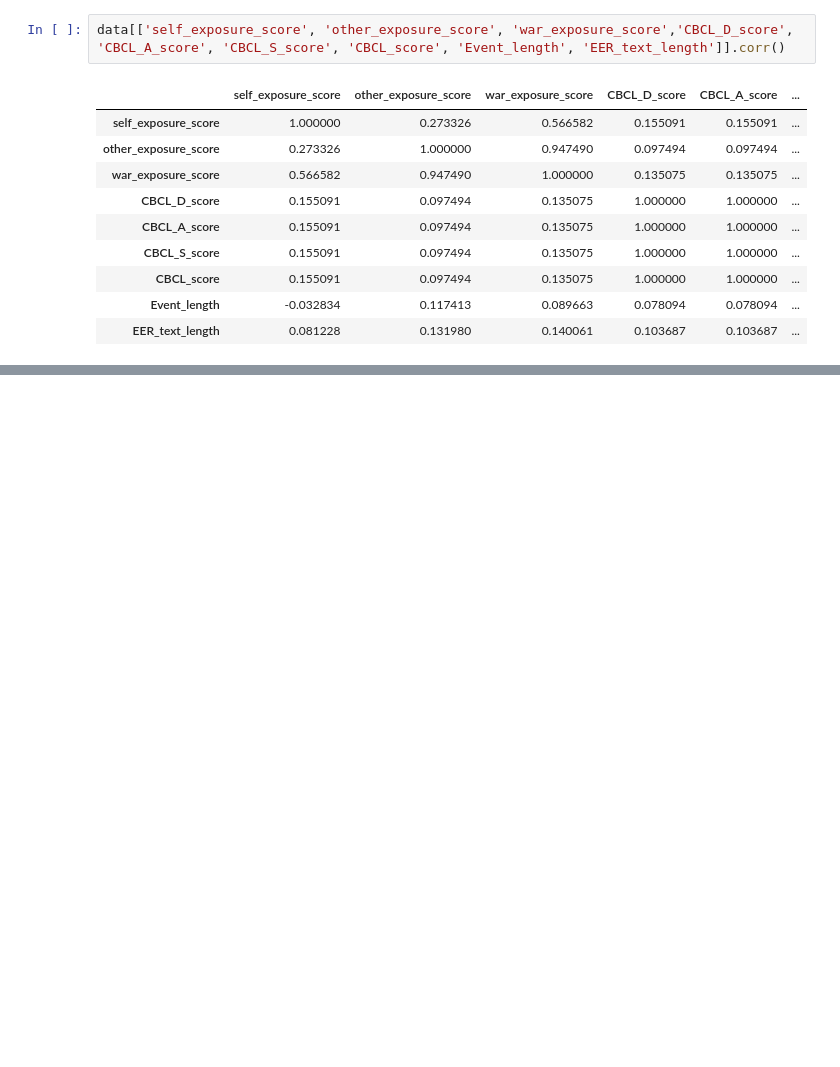
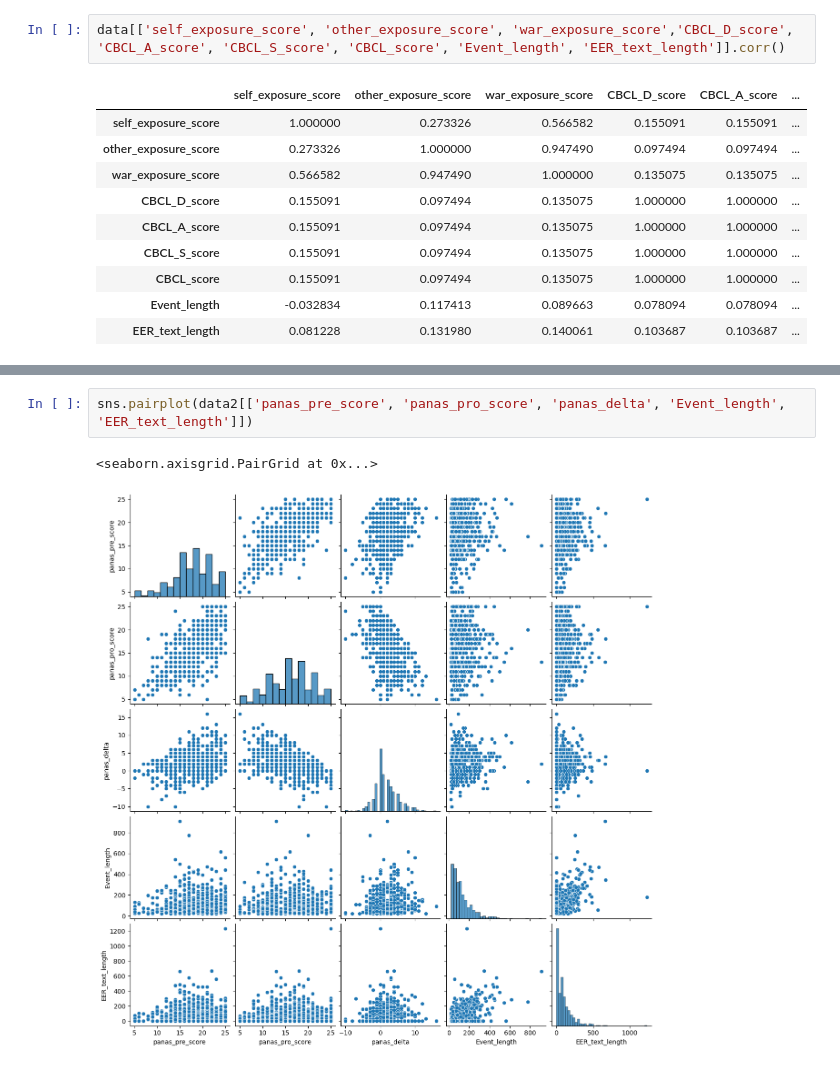
Before and after one commit to OfriA/AppliedProject52056, a Jupyter notebook: data/DataExploration.ipynb, the cells around one changed output, grey strips where cells are left out. Saved outputs shown, nothing was run; the diff lists cells and outputs as text; blank space fills up the shorter version.

```diff
--- a/data/DataExploration.ipynb
+++ b/data/DataExploration.ipynb
@@ -142,0 +171,5 @@ data2 =
+# %%
+sns.pairplot(data2[['panas_pre_score', 'panas_pro_score', 'panas_delta', 'Event_length', 'EER_text_length']])
+# %% [output]
+<seaborn.axisgrid.PairGrid at 0x...>
+[figure, added]
```
Also changed, not shown: parts of 7 cells of this notebook.
